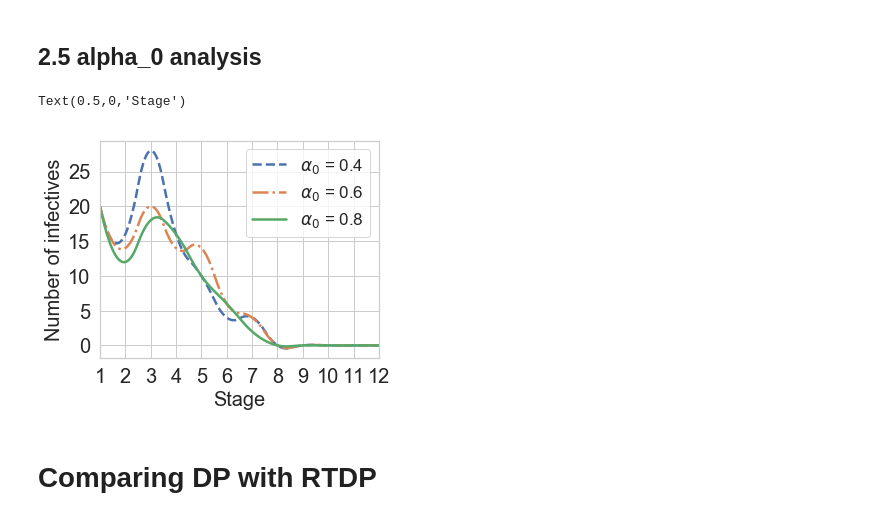
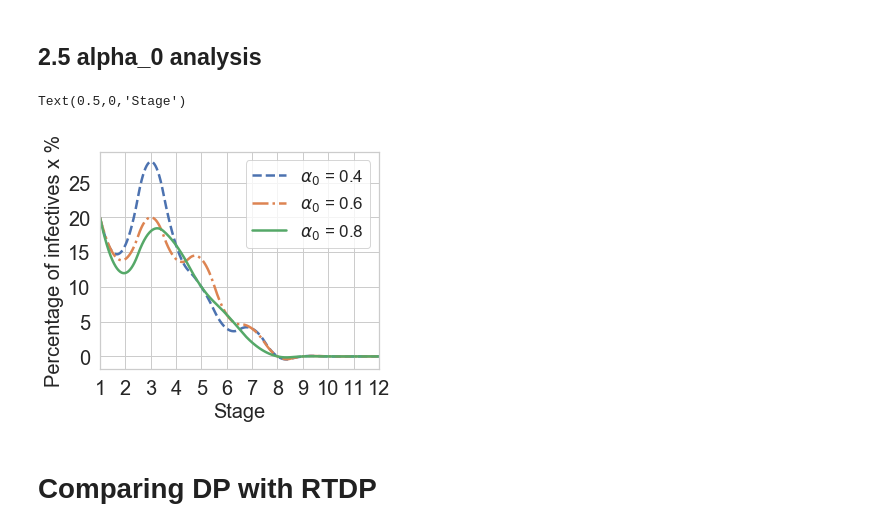
Before and after one commit to kadysongbb/drmdp, a Jupyter notebook: 20210629_plot.ipynb, the cells around one changed output. Cells and saved outputs as stored; diff of their text form; code cells hidden in the pictures.

```diff
--- a/20210629_plot.ipynb
+++ b/20210629_plot.ipynb
@@ -615,28 +614,28 @@ Text(0.5,0,'Stage')
 # %%
 xi_dddrmdp1_alp1 = np.asarray([0.2, 0.16, 0.28, 0.16, 0.1, 0.04, 0.04, 0., 0., 0., 0., 0.])*100
 xi_dddrmdp1_alp2 = np.asarray([0.2, 0.14, 0.2, 0.14, 0.14, 0.06, 0.04, 0., 0., 0., 0., 0.])*100
 xi_dddrmdp1_alp3 = np.asarray([0.2, 0.12, 0.18, 0.16, 0.1, 0.06, 0.02, 0., 0., 0., 0., 0.])*100
 
 f_alp1 = interp1d(np.arange(1,13), xi_dddrmdp1_alp1, kind='quadratic')
 f_alp2 = interp1d(np.arange(1,13), xi_dddrmdp1_alp2, kind='quadratic')
 f_alp3 = interp1d(np.arange(1,13), xi_dddrmdp1_alp3, kind='quadratic')
 
 xnew = np.linspace(1,12,num=1000)
 plt.figure(figsize=(5,4))
 plt.plot(xnew, f_alp1(xnew),'--', label = r'$\alpha_0$ = 0.4',linewidth = 2.5, color = blue)
 plt.plot(xnew, f_alp2(xnew),'-.',label = r'$\alpha_0$ = 0.6',linewidth = 2.5, color = orange)
 plt.plot(xnew, f_alp3(xnew),'-',label = r'$\alpha_0$ = 0.8',linewidth = 2.5, color = green)
 
 plt.legend(fontsize = 17)
 plt.xticks(fontsize= 20)
 plt.yticks(fontsize= 20)
 plt.xticks(np.arange(1,13))
 plt.xlim((1,12))
-plt.ylabel('Number of infectives', fontsize = 20)
+plt.ylabel('Percentage of infectives x %', fontsize = 20)
 plt.xlabel('Stage', fontsize = 20)
 # %% [output]
 Text(0.5,0,'Stage')
-[figure, old version]
+[figure, new version]
 # %% [markdown]
 # Comparing DP with RTDP
 # %%
```
Also changed, not shown: parts of 1 cell of this notebook.
